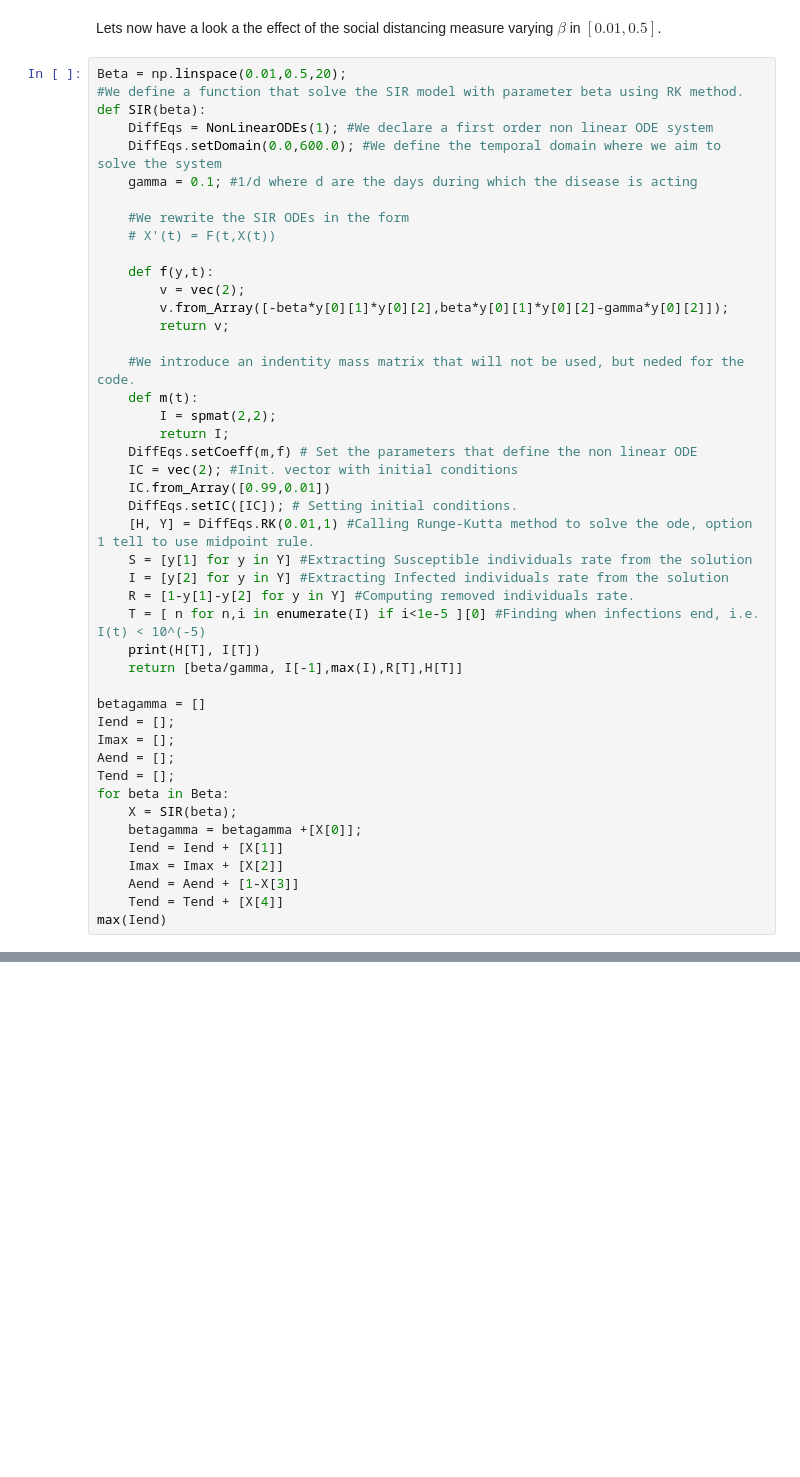
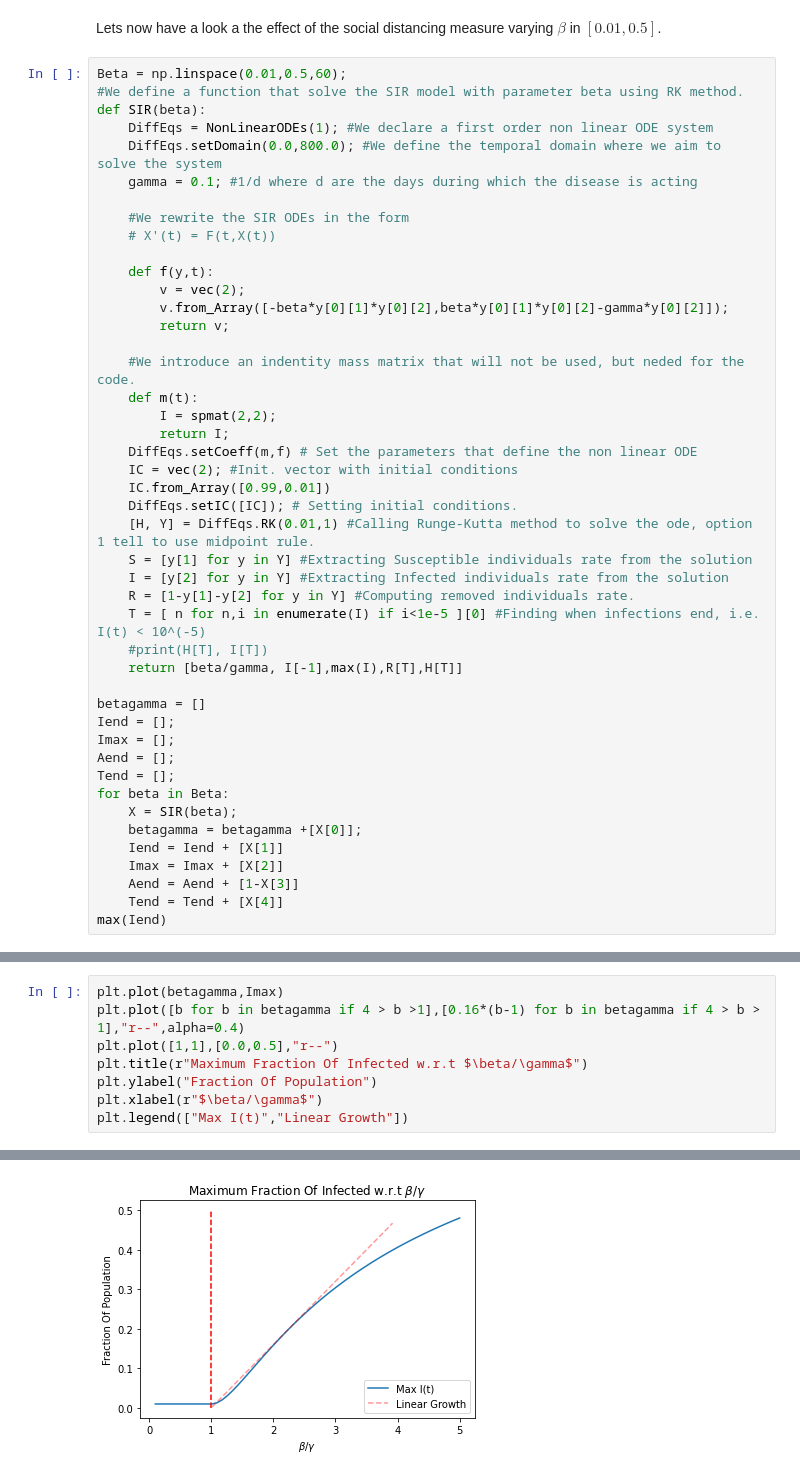
Before and after one commit to UZerbinati/Suite, a Jupyter notebook: Docs/ODE/NonLinearODE.ipynb, the cells around one changed output, grey strips where cells are left out. Drawn from its saved outputs; the diff is of its cells as text; blank space fills up the shorter version.

```diff
--- a/Docs/ODE/NonLinearODE.ipynb
+++ b/Docs/ODE/NonLinearODE.ipynb
@@ -123,11 +123,11 @@ The maximum value for I(t) is 0.48040078483857024 and it is rached on the 15.280
 # %% [markdown]
 Lets now have a look a the effect of the social distancing measure varying $\beta$ in $[0.01,0.5]$.
 # %%
-Beta = np.linspace(0.01,0.5,20);
+Beta = np.linspace(0.01,0.5,60);
 #We define a function that solve the SIR model with parameter beta using RK method.
 def SIR(beta):
     DiffEqs = NonLinearODEs(1); #We declare a first order non linear ODE system
-    DiffEqs.setDomain(0.0,600.0); #We define the temporal domain where we aim to solve the system
+    DiffEqs.setDomain(0.0,800.0); #We define the temporal domain where we aim to solve the system
     gamma = 0.1; #1/d where d are the days during which the disease is acting
 
     #We rewrite the SIR ODEs in the form
@@ -151,7 +151,7 @@ def SIR(beta):
     I = [y[2] for y in Y] #Extracting Infected individuals rate from the solution
     R = [1-y[1]-y[2] for y in Y] #Computing removed individuals rate.
     T = [ n for n,i in enumerate(I) if i<1e-5 ][0] #Finding when infections end, i.e. I(t) < 10^(-5)
-    print(H[T], I[T])
+    #print(H[T], I[T])
     return [beta/gamma, I[-1],max(I),R[T],H[T]]
 
 betagamma = []
@@ -191,0 +172,9 @@ max(Iend)
+# %%
+plt.plot(betagamma,Imax)
+plt.plot([b for b in betagamma if 4 > b >1],[0.16*(b-1) for b in betagamma if 4 > b > 1],"r--",alpha=0.4)
+plt.plot([1,1],[0.0,0.5],"r--")
+plt.title(r"Maximum Fraction Of Infected w.r.t $\beta/\gamma$")
+plt.ylabel("Fraction Of Population")
+plt.xlabel(r"$\beta/\gamma$")
+plt.legend(["Max I(t)","Linear Growth"])
+# %% [output]
@@ -191,0 +182 @@ max(Iend)
+[figure, added]
```
Also changed, not shown: parts of 11 cells of this notebook.
